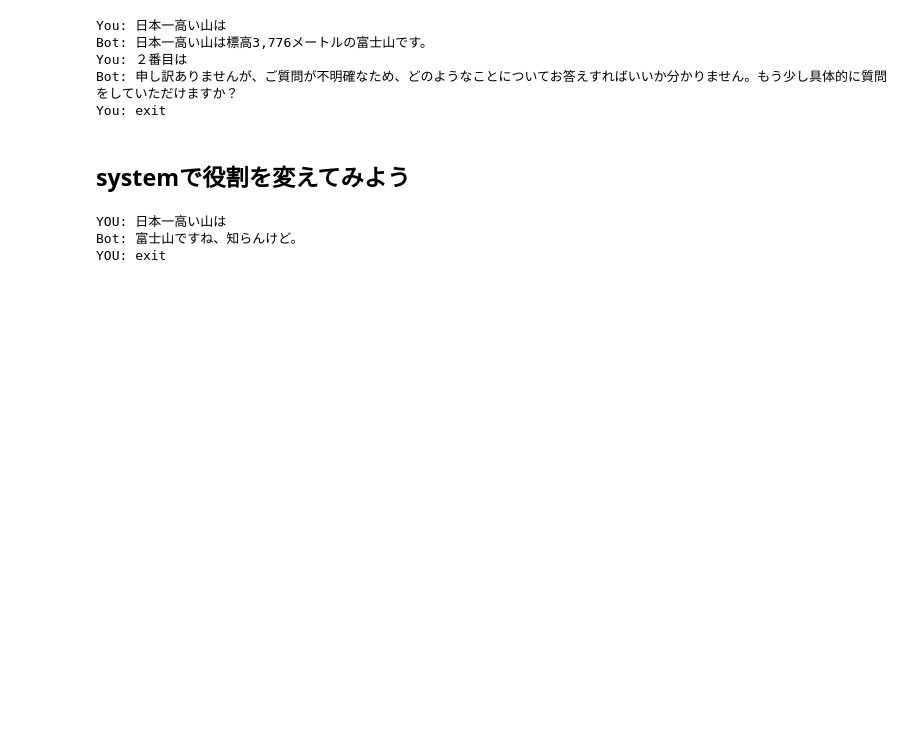
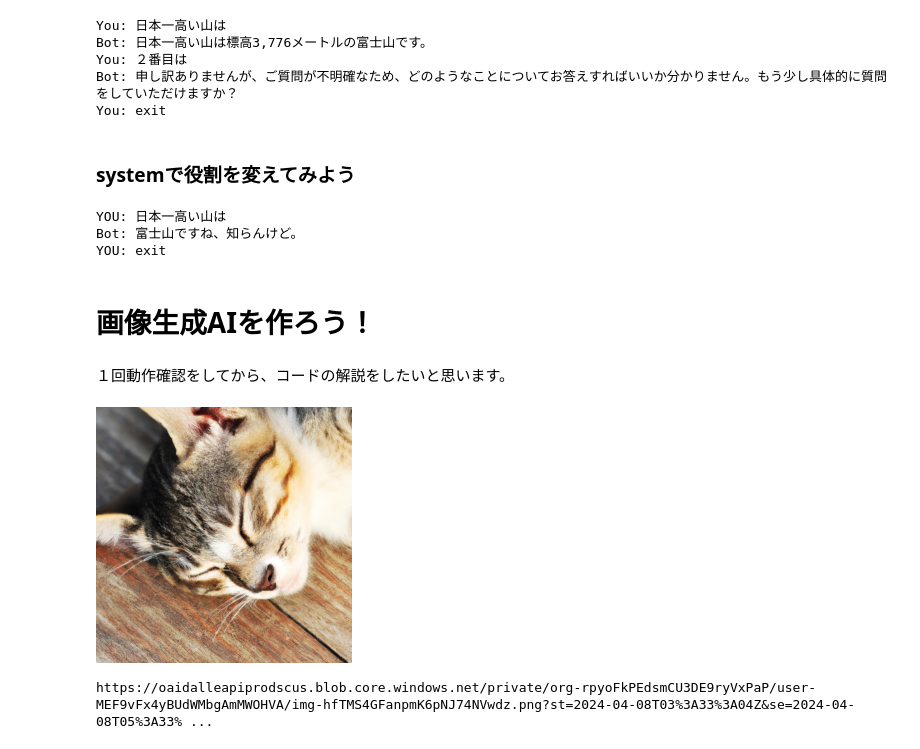
Before and after one commit to hata-junnosuke/lt_openai, a Jupyter notebook: AI_LT.ipynb, the cells around one changed output. Drawn from its saved outputs; the diff is of its cells as text; code cells hidden in the pictures; blank space fills up the shorter version.

```diff
--- a/AI_LT.ipynb
+++ b/AI_LT.ipynb
@@ -129,7 +144,7 @@ You: ２番目は
 Bot: 申し訳ありませんが、ご質問が不明確なため、どのようなことについてお答えすればいいか分かりません。もう少し具体的に質問をしていただけますか？
 You: exit
 # %% [markdown]
-## systemで役割を変えてみよう
+### systemで役割を変えてみよう
 # %%
 # AIの役割を変更
 messages = [{"role": "system", "content": "あなたは回答の語尾に知らんけどをつけます。"}]
@@ -156,3 +171,28 @@ while True:
 YOU: 日本一高い山は
 Bot: 富士山ですね、知らんけど。
 YOU: exit
+# %% [markdown]
+# 画像生成AIを作ろう！
+# %% [markdown]
+１回動作確認をしてから、コードの解説をしたいと思います。
+# %%
+response = client.images.generate(
+    model = "dall-e-2",
+    prompt = "sleeping cat",
+    # model = "dall-e-3",
+    # prompt = "眠っている猫",     # 日本語はトークンが大きくなるのでおすすめしない。
+    # quality = "hd",              # デフォルトはstandard
+    size="256x256",
+    n = 1                          # 複数作成可能
+)
+
+image_url = response.data[0].url
+urllib.request.urlretrieve(image_url, "image.png")
+img = cv2.imread("image.png")
+cv2_imshow(img)
+
+# print(response)
+print(response.data[0].url)
+# %% [output]
+[figure, added]
+https://oaidalleapiprodscus.blob.core.windows.net/private/org-rpyoFkPEdsmCU3DE9ryVxPaP/user-MEF9vFx4yBUdWMbgAmMWOHVA/img-hfTMS4GFanpmK6pNJ74NVwdz.png?st=2024-04-08T03%3A33%3A04Z&se=2024-04-08T05%3A33% ...
```
Also changed, not shown: parts of 18 cells of this notebook.
